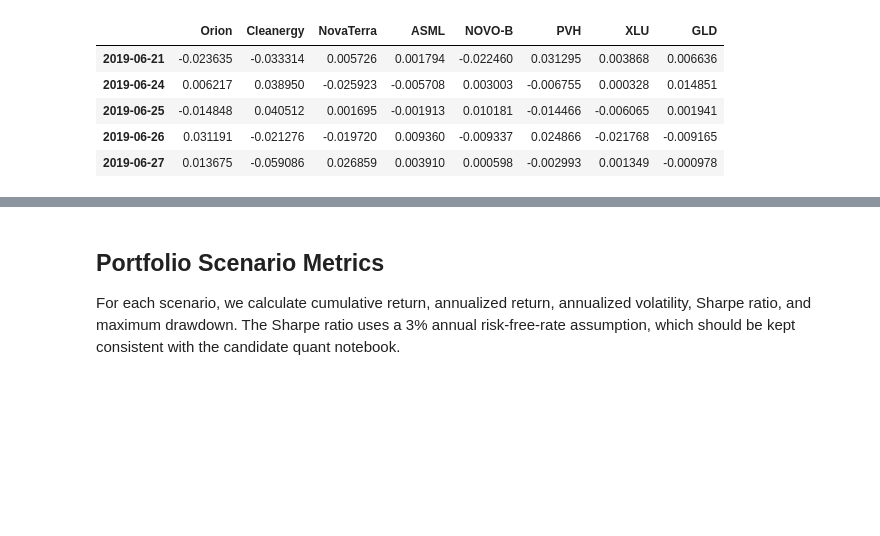
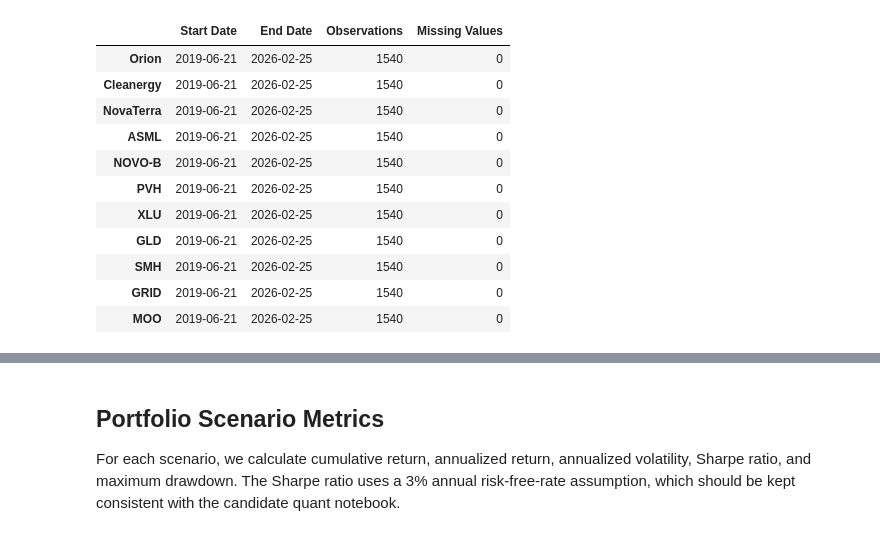
Before and after one commit to pablaris/eden_application, a Jupyter notebook: notebooks/03_portfolio_fit_and_diversification.ipynb, the cells around one changed output, grey strips where cells are left out. Saved outputs shown, nothing was run; the diff lists cells and outputs as text; code cells hidden in the pictures; blank space fills up the shorter version.

```diff
--- a/notebooks/03_portfolio_fit_and_diversification.ipynb
+++ b/notebooks/03_portfolio_fit_and_diversification.ipynb
@@ -317,37 +410,56 @@ Current portfolio prices are downloaded from Yahoo Finance with `auto_adjust=Tru
 # %%
-#Compute candidate returns and drop NaN values
-candidate_returns = candidate_prices.pct_change().dropna()
-#Compute portfolio returns and drop NaN values
-portfolio_returns = portfolio_close.pct_change().dropna()
+# Compute and align candidate, current-portfolio, and public-alternative returns
 
-"""
-Combine candidate and portfolio returns into a single DataFrame,
-aligning on dates and dropping any rows with missing values
-"""
+# Calculate daily simple returns without forward-filling missing prices
+candidate_returns = candidate_prices.pct_change(fill_method=None)
+portfolio_returns = portfolio_close.pct_change(fill_method=None)
+public_alternative_returns = public_alternative_prices.pct_change(fill_method=None)
+
+# Combine fictional candidates, current holdings, and selected public alternatives
+# on common trading dates. This aligned matrix is the single source for correlation
+# and portfolio-scenario calculations in notebook 03.
 all_returns = pd.concat(
-    [candidate_returns, portfolio_returns],
+    [candidate_returns, portfolio_returns, public_alternative_returns],
     axis=1,
     join="inner"
-).dropna()
+).dropna(how="any")
 
-#Show the first and last observations of the aligned returns dataset
-display(all_returns.head())
-display(all_returns.tail())
+# Separate aligned return matrices for later checks and interpretation
+candidate_returns_aligned = all_returns[candidates]
+portfolio_returns_aligned = all_returns[current_holdings]
+public_alternative_returns_aligned = all_returns[public_alternatives]
 
-#Print summary information about the returns datasets and the alignment process
-print("Candidate return observations:", len(candidate_returns))
-print("Portfolio return observations:", len(portfolio_returns))
+# Data-quality summary
+returns_summary = pd.DataFrame({
+    "Start Date": all_returns.apply(lambda x: x.dropna().index.min()),
+    "End Date": all_returns.apply(lambda x: x.dropna().index.max()),
+    "Observations": all_returns.notna().sum(),
+    "Missing Values": all_returns.isna().sum(),
+})
+
+print("Candidate return observations before full alignment:", len(candidate_returns.dropna(how="any")))
+print("Portfolio return observations before full alignment:", len(portfolio_returns.dropna(how="any")))
+print("Public-alternative return observations before full alignment:", len(public_alternative_returns.dropna(how="any")))
 print("Aligned return observations:", len(all_returns))
 
 print("\nAligned returns dataset:")
-print("Start:", all_returns.index.min())
-print("End:", all_returns.index.max())
-print("Observations:", len(all_returns))
+print(f"Start: {all_returns.index.min().date()}")
+print(f"End: {all_returns.index.max().date()}")
+print(f"Observations: {len(all_returns)}")
 
-print("\nMissing values:")
-print(all_returns.isna().sum())
+print("\nAligned return data summary")
+display(returns_summary)
 
-#Check if more than 20% of observations were lost during alignment and print a warning if so
-if len(all_returns) < 0.8 * min(len(candidate_returns), len(portfolio_returns)):
-    print("\nWarning: More than 20% of observations were lost during alignment. Check trading calendars or missing values.")
+if len(all_returns) < 0.8 * min(
+    len(candidate_returns.dropna(how="any")),
+    len(portfolio_returns.dropna(how="any")),
+    len(public_alternative_returns.dropna(how="any")),
+):
+    print(
+        "\nWarning: More than 20% of observations were lost during alignment. "
+        "Check trading calendars or missing values."
+    )
+
+display(all_returns.head())
+display(all_returns.tail())
 # %% [output]
@@ -354,6 +477,12 @@ if len(all_returns) < 0.8 * min(len(candidate_returns), len(portfolio_returns)):
-|  | Orion | Cleanergy | NovaTerra | ASML | NOVO-B | PVH | XLU | GLD |
-| 2019-06-21 | -0.023635 | -0.033314 | 0.005726 | 0.001794 | -0.022460 | 0.031295 | 0.003868 | 0.006636 |
-| 2019-06-24 | 0.006217 | 0.038950 | -0.025923 | -0.005708 | 0.003003 | -0.006755 | 0.000328 | 0.014851 |
-| 2019-06-25 | -0.014848 | 0.040512 | 0.001695 | -0.001913 | 0.010181 | -0.014466 | -0.006065 | 0.001941 |
-| 2019-06-26 | 0.031191 | -0.021276 | -0.019720 | 0.009360 | -0.009337 | 0.024866 | -0.021768 | -0.009165 |
-| 2019-06-27 | 0.013675 | -0.059086 | 0.026859 | 0.003910 | 0.000598 | -0.002993 | 0.001349 | -0.000978 |
+|  | Start Date | End Date | Observations | Missing Values |
+| Orion | 2019-06-21 | 2026-02-25 | 1540 | 0 |
+| Cleanergy | 2019-06-21 | 2026-02-25 | 1540 | 0 |
+| NovaTerra | 2019-06-21 | 2026-02-25 | 1540 | 0 |
+| ASML | 2019-06-21 | 2026-02-25 | 1540 | 0 |
+| NOVO-B | 2019-06-21 | 2026-02-25 | 1540 | 0 |
+| PVH | 2019-06-21 | 2026-02-25 | 1540 | 0 |
+| XLU | 2019-06-21 | 2026-02-25 | 1540 | 0 |
+| GLD | 2019-06-21 | 2026-02-25 | 1540 | 0 |
+| SMH | 2019-06-21 | 2026-02-25 | 1540 | 0 |
+| GRID | 2019-06-21 | 2026-02-25 | 1540 | 0 |
+| MOO | 2019-06-21 | 2026-02-25 | 1540 | 0 |
```
Also changed, not shown: parts of 29 cells of this notebook.
